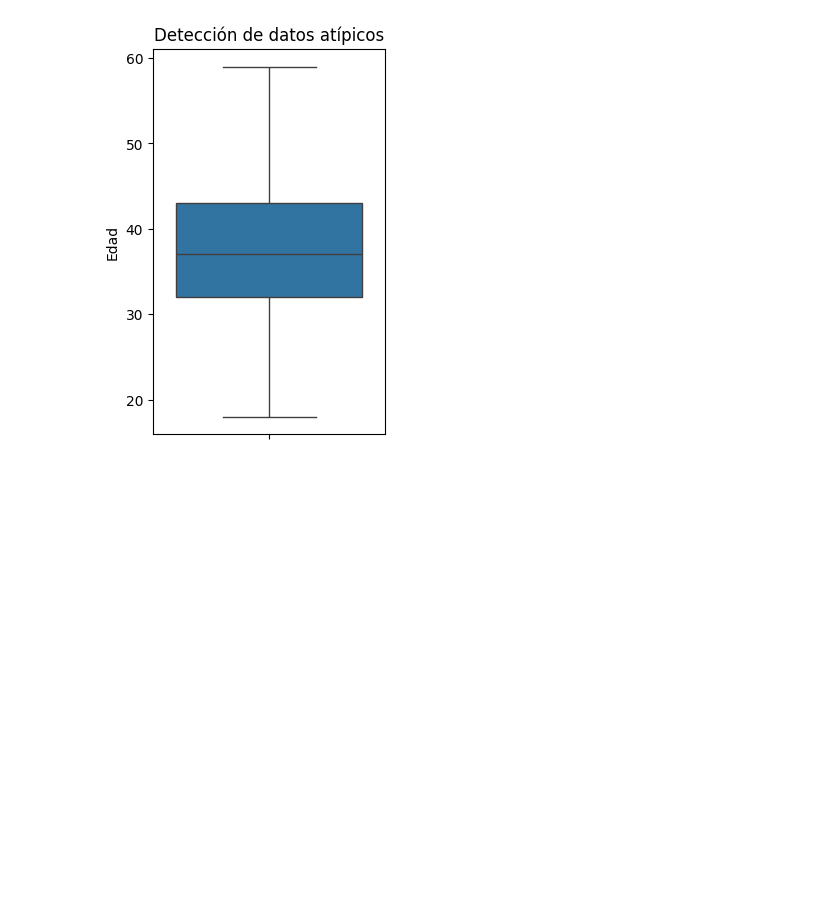
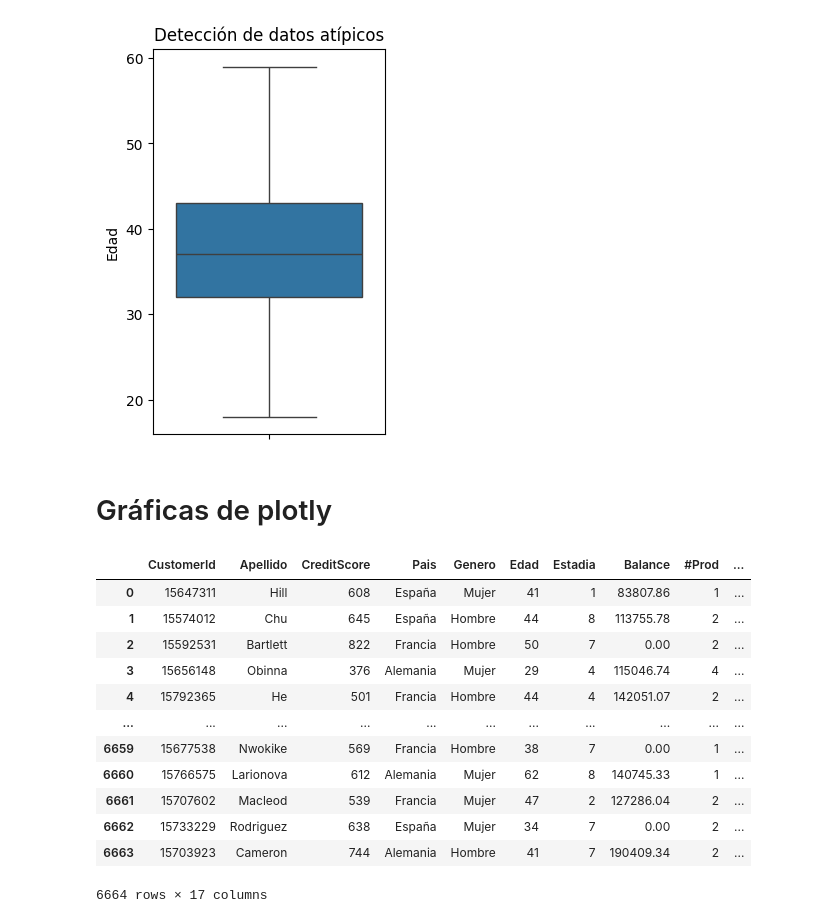
Before and after one commit to jarsmp37/introds, a Jupyter notebook: Clase_10.ipynb, the cells around one changed output. Cells and saved outputs as stored; diff of their text form; code cells hidden in the pictures; blank space fills up the shorter version.

```diff
--- a/Clase_10.ipynb
+++ b/Clase_10.ipynb
@@ -87,3 +87,24 @@ plt.ylabel('Edad')
 plt.show()
 # %% [output]
 [figure]
+# %% [markdown]
+# Gráficas de plotly
+# %%
+#Se carga la base limplia
+df=pd.read_csv('https://raw.githubusercontent.com/Dannap7337/Pato/main/Base_limpiaclase.csv')
+df=df.drop(columns=['Unnamed: 0'])
+df
+# %% [output]
+|  | CustomerId | Apellido | CreditScore | Pais | Genero | Edad | Estadia | Balance | #Prod | ... |
+| 0 | 15647311 | Hill | 608 | España | Mujer | 41 | 1 | 83807.86 | 1 | ... |
+| 1 | 15574012 | Chu | 645 | España | Hombre | 44 | 8 | 113755.78 | 2 | ... |
+| 2 | 15592531 | Bartlett | 822 | Francia | Hombre | 50 | 7 | 0.00 | 2 | ... |
+| 3 | 15656148 | Obinna | 376 | Alemania | Mujer | 29 | 4 | 115046.74 | 4 | ... |
+| 4 | 15792365 | He | 501 | Francia | Hombre | 44 | 4 | 142051.07 | 2 | ... |
+| ... | ... | ... | ... | ... | ... | ... | ... | ... | ... | ... |
+| 6659 | 15677538 | Nwokike | 569 | Francia | Hombre | 38 | 7 | 0.00 | 1 | ... |
+| 6660 | 15766575 | Larionova | 612 | Alemania | Mujer | 62 | 8 | 140745.33 | 1 | ... |
+| 6661 | 15707602 | Macleod | 539 | Francia | Mujer | 47 | 2 | 127286.04 | 2 | ... |
+| 6662 | 15733229 | Rodriguez | 638 | España | Mujer | 34 | 7 | 0.00 | 2 | ... |
+| 6663 | 15703923 | Cameron | 744 | Alemania | Hombre | 41 | 7 | 190409.34 | 2 | ... |
+6664 rows × 17 columns
```
Also changed, not shown: parts of 14 cells of this notebook.
